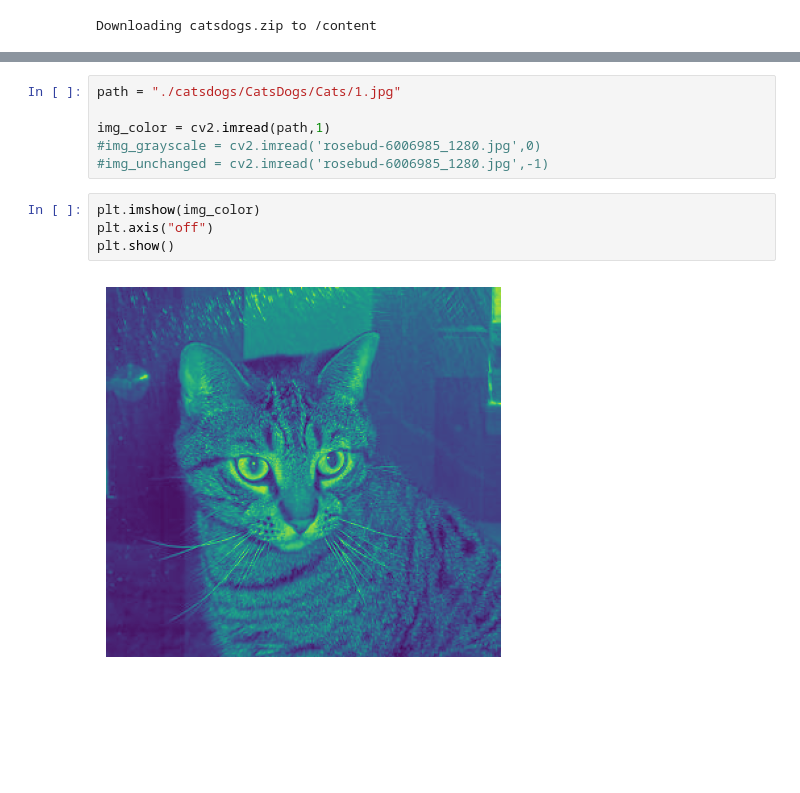
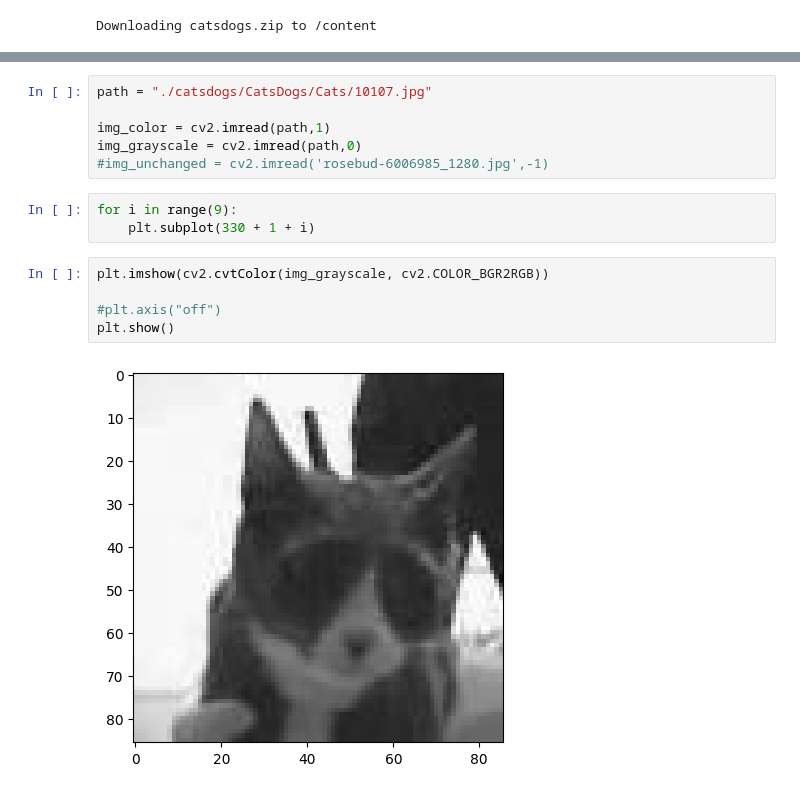
Before and after one commit to mohcenlaaroussi/cats_dogs_classification, a Jupyter notebook: cats_dogs_classification.ipynb, the cells around one changed output, grey strips where cells are left out. Saved outputs shown, nothing was run; the diff lists cells and outputs as text; blank space fills up the shorter version.

```diff
--- a/cats_dogs_classification.ipynb
+++ b/cats_dogs_classification.ipynb
@@ -36,12 +60,16 @@ Downloading catsdogs.zip to /content
 # %%
-path = "./catsdogs/CatsDogs/Cats/1.jpg"
+path = "./catsdogs/CatsDogs/Cats/10107.jpg"
 
 img_color = cv2.imread(path,1)
-#img_grayscale = cv2.imread('rosebud-6006985_1280.jpg',0)
+img_grayscale = cv2.imread(path,0)
 #img_unchanged = cv2.imread('rosebud-6006985_1280.jpg',-1)
+# %%
+for i in range(9):
+    plt.subplot(330 + 1 + i)
 # %%
-plt.imshow(img_color)
-plt.axis("off")
+plt.imshow(cv2.cvtColor(img_grayscale, cv2.COLOR_BGR2RGB))
+
+#plt.axis("off")
 plt.show()
 # %% [output]
-[figure, old version]
+[figure, new version]
```
Also changed, not shown: parts of 37 cells of this notebook.
